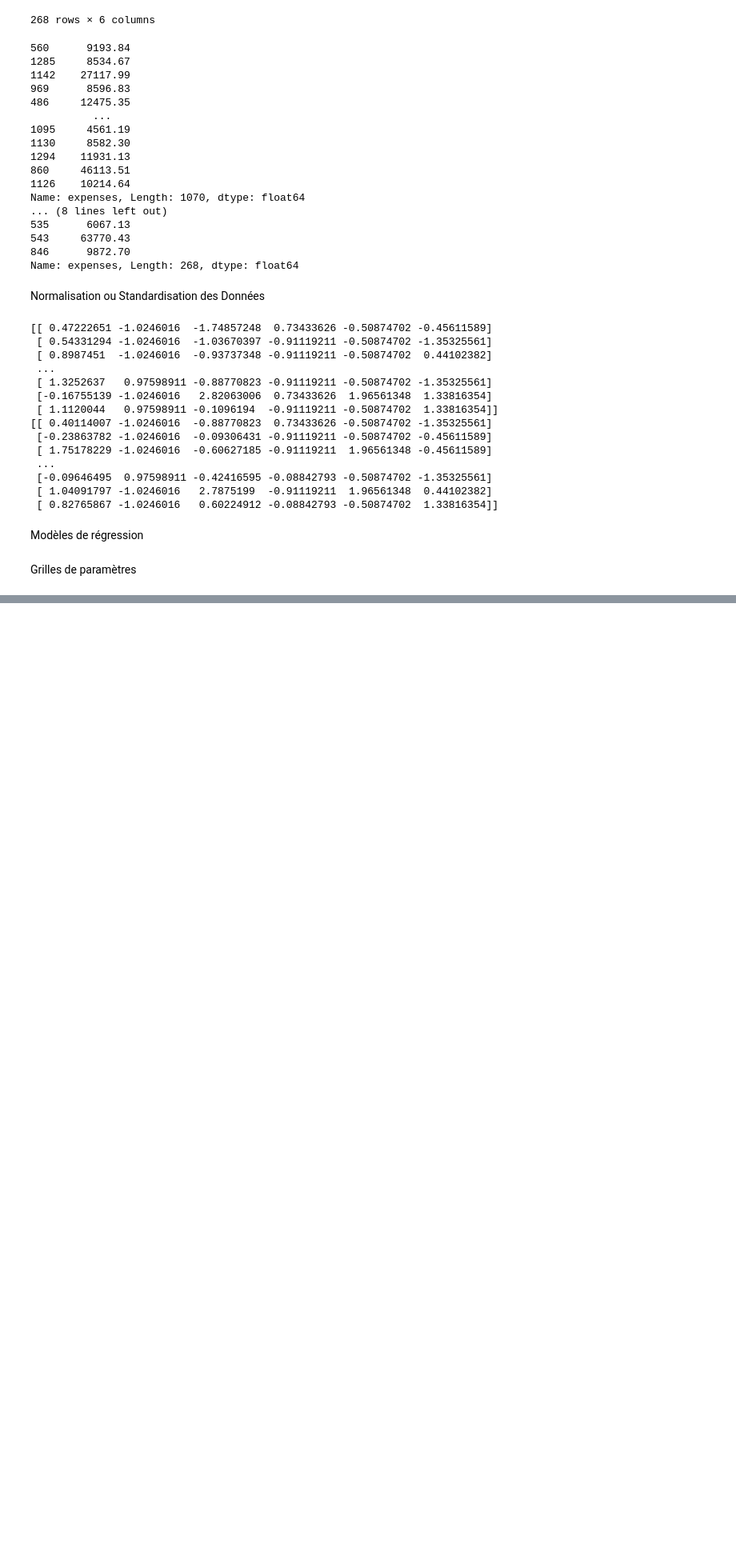
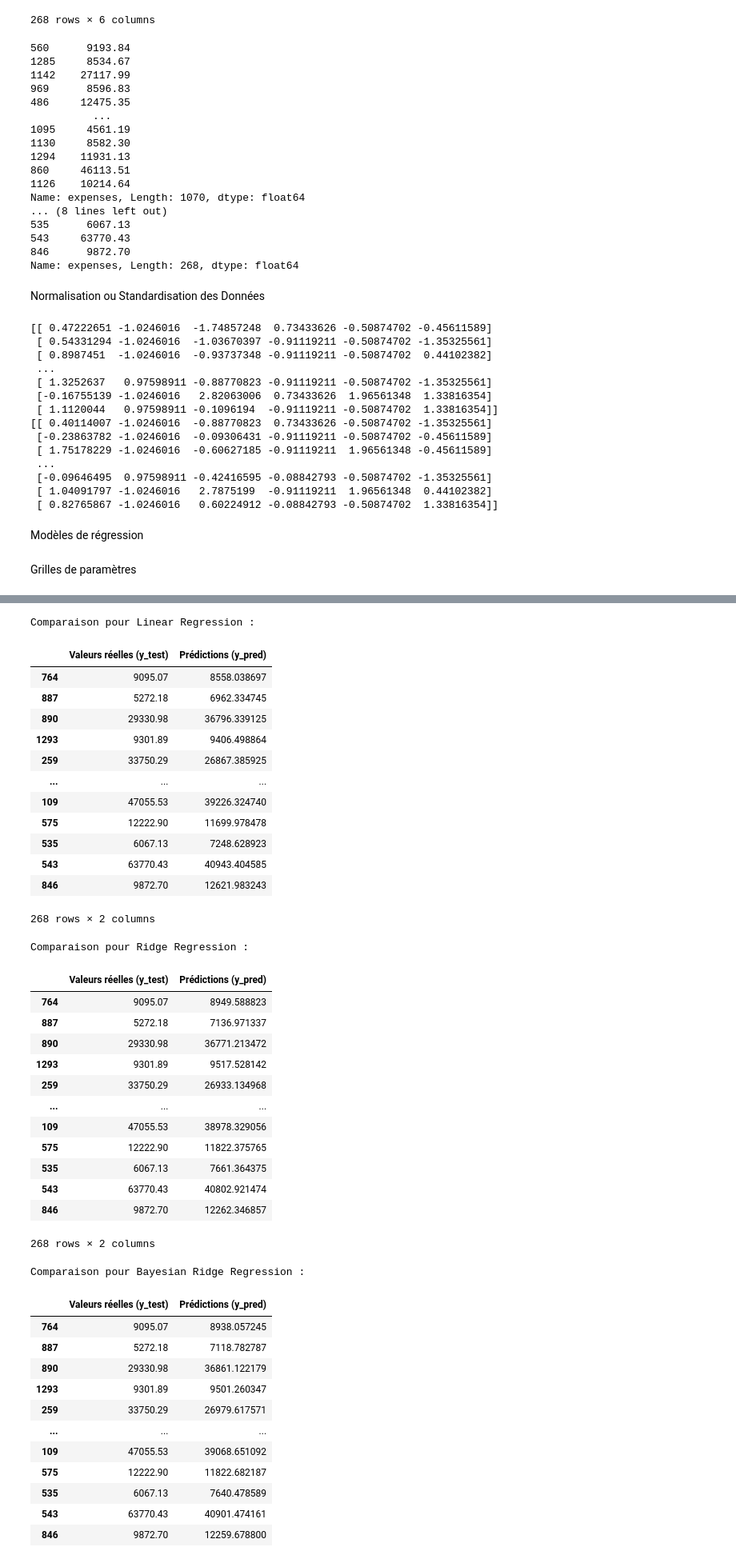
Before and after one commit to DahliaNoir71/MedicalCostPrediction, a Jupyter notebook: MedicalCostPrediction.ipynb, the cells around one changed output, grey strips where cells are left out. Shown at 80% size. Saved outputs shown, nothing was run; the diff lists cells and outputs as text; code cells hidden in the pictures; blank space fills up the shorter version.

```diff
--- a/MedicalCostPrediction.ipynb
+++ b/MedicalCostPrediction.ipynb
@@ -454,0 +557,80 @@ def get_hyperparameter_grids():
+# %%
+def predict_with_optimized_models(best_models, x_test, y_test):
+    """
+    Effectue des prédictions avec les modèles optimisés et compare les résultats pour chaque modèle.
+
+    Paramètres :
+        - best_models : Dictionnaire des modèles optimisés (nom -> modèle).
+        - x_test : Données de test (features).
+        - y_test : Données de test (cibles réelles).
+
+    Retourne :
+        - Dictionnaire des comparaisons des valeurs réelles et des prédictions pour chaque modèle.
+    """
+    comparisons = {}
+
+    # Pour chaque modèle optimisé
+    for model_name, model in best_models.items():
+        # Faire des prédictions avec le modèle
+        predictions = model.predict(x_test)
+
+        # Comparer les valeurs réelles et les prédictions
+        comparison = pd.DataFrame({
+            'Valeurs réelles (y_test)': y_test,
+            'Prédictions (y_pred)': predictions
+        })
+
+        # Ajouter la comparaison au dictionnaire
+        comparisons[model_name] = comparison
+
+        # Afficher la comparaison
+        print(f"\nComparaison pour {model_name} :")
+        display(comparison)
+
+    return comparisons
+
+
+comparisons = predict_with_optimized_models(best_models, x_test_scaled, y_test)
+print(comparisons)
+# %% [output]
+Comparaison pour Linear Regression :
+|  | Valeurs réelles (y_test) | Prédictions (y_pred) |
+| 764 | 9095.07 | 8558.038697 |
+| 887 | 5272.18 | 6962.334745 |
+| 890 | 29330.98 | 36796.339125 |
+| 1293 | 9301.89 | 9406.498864 |
+| 259 | 33750.29 | 26867.385925 |
+| ... | ... | ... |
+| 109 | 47055.53 | 39226.324740 |
+| 575 | 12222.90 | 11699.978478 |
+| 535 | 6067.13 | 7248.628923 |
+| 543 | 63770.43 | 40943.404585 |
+| 846 | 9872.70 | 12621.983243 |
+268 rows × 2 columns
+Comparaison pour Ridge Regression :
+|  | Valeurs réelles (y_test) | Prédictions (y_pred) |
+| 764 | 9095.07 | 8949.588823 |
+| 887 | 5272.18 | 7136.971337 |
+| 890 | 29330.98 | 36771.213472 |
+| 1293 | 9301.89 | 9517.528142 |
+| 259 | 33750.29 | 26933.134968 |
+| ... | ... | ... |
+| 109 | 47055.53 | 38978.329056 |
+| 575 | 12222.90 | 11822.375765 |
+| 535 | 6067.13 | 7661.364375 |
+| 543 | 63770.43 | 40802.921474 |
+| 846 | 9872.70 | 12262.346857 |
+268 rows × 2 columns
+Comparaison pour Bayesian Ridge Regression :
+|  | Valeurs réelles (y_test) | Prédictions (y_pred) |
+| 764 | 9095.07 | 8938.057245 |
+| 887 | 5272.18 | 7118.782787 |
+| 890 | 29330.98 | 36861.122179 |
+| 1293 | 9301.89 | 9501.260347 |
+| 259 | 33750.29 | 26979.617571 |
+| ... | ... | ... |
+| 109 | 47055.53 | 39068.651092 |
+| 575 | 12222.90 | 11822.682187 |
+| 535 | 6067.13 | 7640.478589 |
+| 543 | 63770.43 | 40901.474161 |
+| 846 | 9872.70 | 12259.678800 |
```
Also changed, not shown: parts of 17 cells of this notebook.
